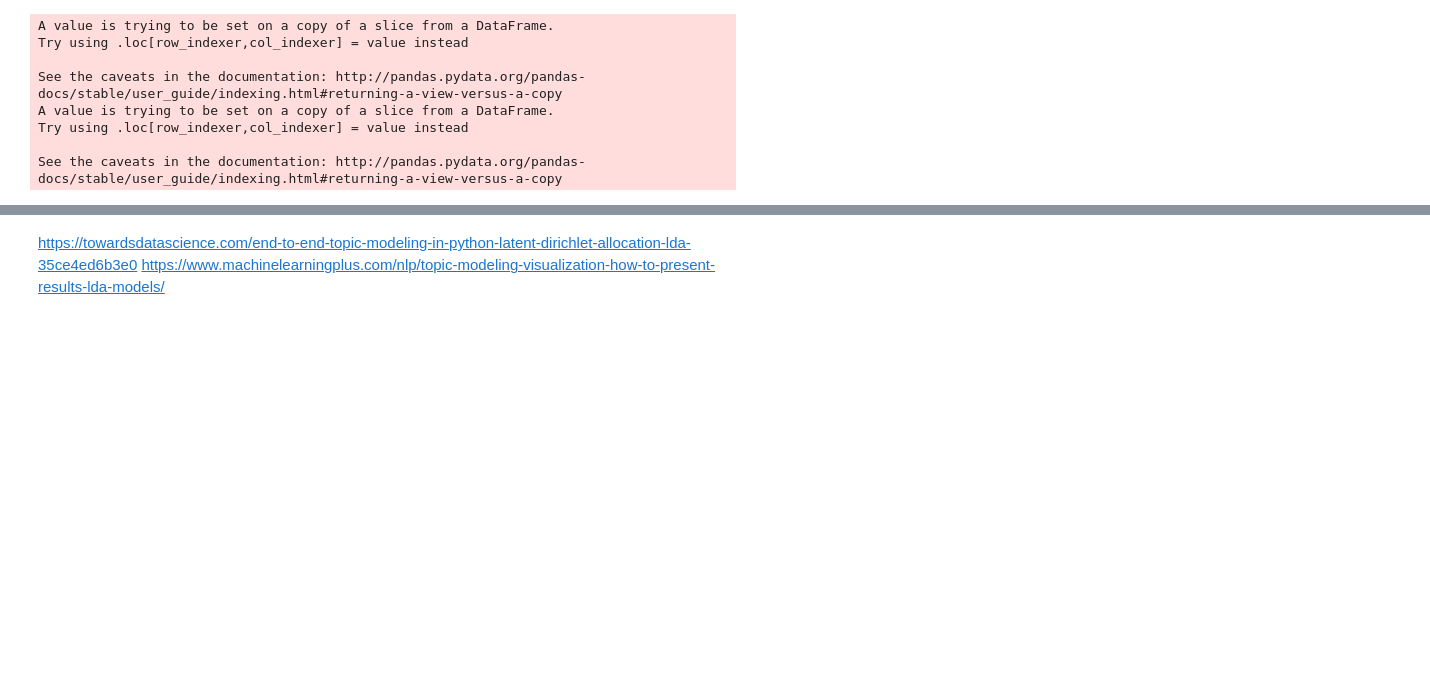
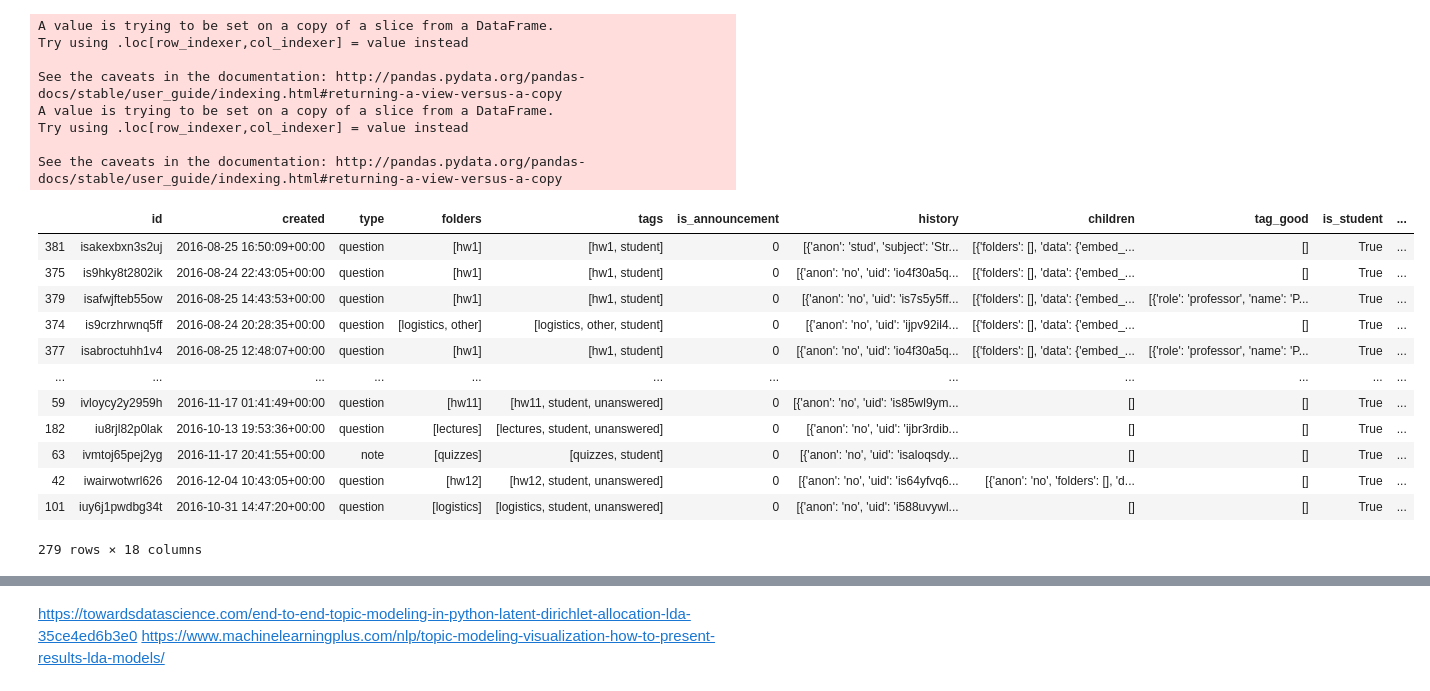
Before and after one commit to akan72/PiazzaTextualAnalysis, a Jupyter notebook: piazzatextualanalysis/data_analysis.ipynb, the cells around one changed output, grey strips where cells are left out. Saved outputs shown, nothing was run; the diff lists cells and outputs as text; code cells hidden in the pictures; blank space fills up the shorter version.

```diff
--- a/piazzatextualanalysis/data_analysis.ipynb
+++ b/piazzatextualanalysis/data_analysis.ipynb
@@ -293,6 +295,21 @@ See the caveats in the documentation: http://pandas.pydata.org/pandas-docs/stabl
 # %%
 # TODO: Thread responsiveness
 # TODO: Filter questions
 # TODO: Sort by homeworks
+student_dfs[0].sort_values(by='unique_views', ascending=False)
 
 # Num Children as proxy for responsiveness
+# %% [output]
+|  | id | created | type | folders | tags | is_announcement | history | children | tag_good | is_student | ... |
+| 381 | isakexbxn3s2uj | 2016-08-25 16:50:09+00:00 | question | [hw1] | [hw1, student] | 0 | [{'anon': 'stud', 'subject': 'Str... | [{'folders': [], 'data': {'embed_... | [] | True | ... |
+| 375 | is9hky8t2802ik | 2016-08-24 22:43:05+00:00 | question | [hw1] | [hw1, student] | 0 | [{'anon': 'no', 'uid': 'io4f30a5q... | [{'folders': [], 'data': {'embed_... | [] | True | ... |
+| 379 | isafwjfteb55ow | 2016-08-25 14:43:53+00:00 | question | [hw1] | [hw1, student] | 0 | [{'anon': 'no', 'uid': 'is7s5y5ff... | [{'folders': [], 'data': {'embed_... | [{'role': 'professor', 'name': 'P... | True | ... |
+| 374 | is9crzhrwnq5ff | 2016-08-24 20:28:35+00:00 | question | [logistics, other] | [logistics, other, student] | 0 | [{'anon': 'no', 'uid': 'ijpv92il4... | [{'folders': [], 'data': {'embed_... | [] | True | ... |
+| 377 | isabroctuhh1v4 | 2016-08-25 12:48:07+00:00 | question | [hw1] | [hw1, student] | 0 | [{'anon': 'no', 'uid': 'io4f30a5q... | [{'folders': [], 'data': {'embed_... | [{'role': 'professor', 'name': 'P... | True | ... |
+| ... | ... | ... | ... | ... | ... | ... | ... | ... | ... | ... | ... |
+| 59 | ivloycy2y2959h | 2016-11-17 01:41:49+00:00 | question | [hw11] | [hw11, student, unanswered] | 0 | [{'anon': 'no', 'uid': 'is85wl9ym... | [] | [] | True | ... |
+| 182 | iu8rjl82p0lak | 2016-10-13 19:53:36+00:00 | question | [lectures] | [lectures, student, unanswered] | 0 | [{'anon': 'no', 'uid': 'ijbr3rdib... | [] | [] | True | ... |
+| 63 | ivmtoj65pej2yg | 2016-11-17 20:41:55+00:00 | note | [quizzes] | [quizzes, student] | 0 | [{'anon': 'no', 'uid': 'isaloqsdy... | [] | [] | True | ... |
+| 42 | iwairwotwrl626 | 2016-12-04 10:43:05+00:00 | question | [hw12] | [hw12, student, unanswered] | 0 | [{'anon': 'no', 'uid': 'is64yfvq6... | [{'anon': 'no', 'folders': [], 'd... | [] | True | ... |
+| 101 | iuy6j1pwdbg34t | 2016-10-31 14:47:20+00:00 | question | [logistics] | [logistics, student, unanswered] | 0 | [{'anon': 'no', 'uid': 'i588uvywl... | [] | [] | True | ... |
+279 rows × 18 columns
```
Also changed, not shown: parts of 6 cells of this notebook, 1 other file.
